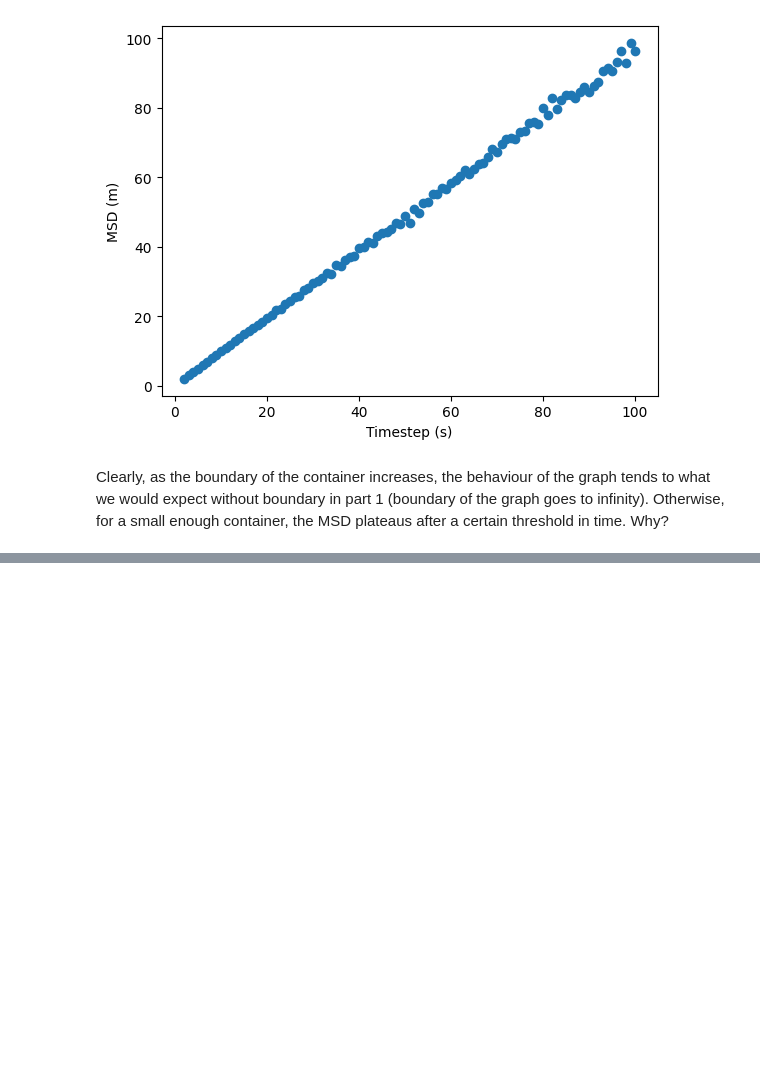
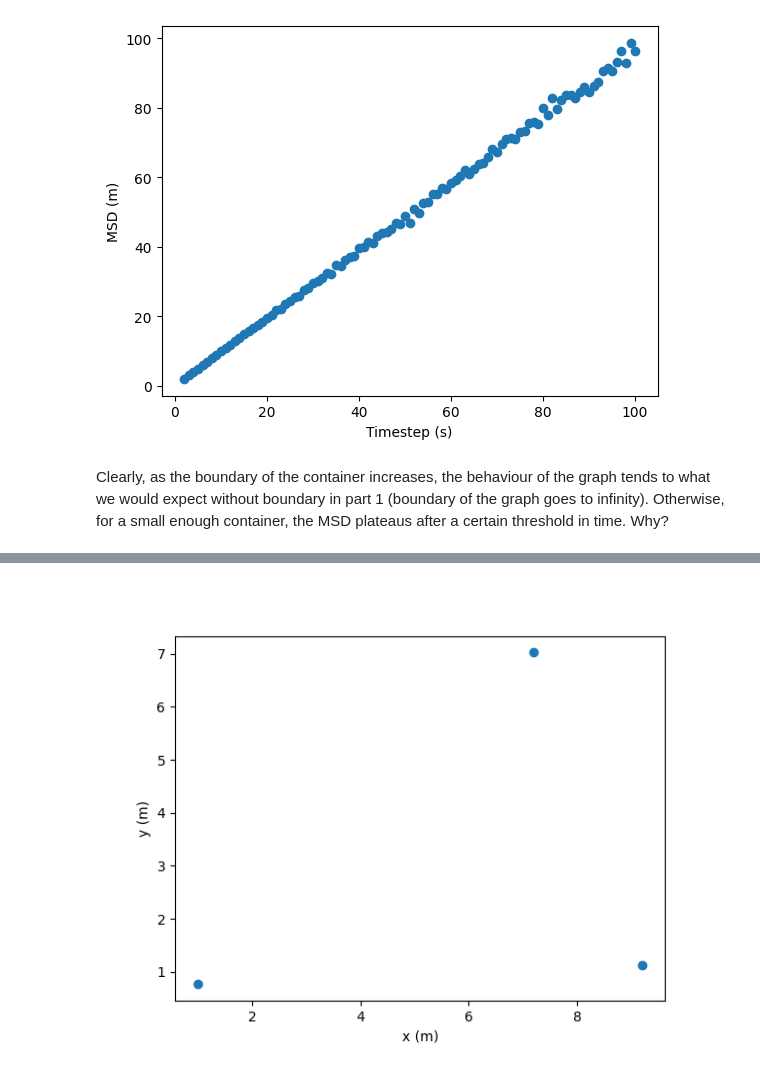
Before and after one commit to hermitian-max/PHYS2020-Brownian-Motion, a Jupyter notebook: simulation.ipynb, the cells around one changed output, grey strips where cells are left out. Saved outputs shown, nothing was run; the diff lists cells and outputs as text; code cells hidden in the pictures; blank space fills up the shorter version.

Commit message:
add initialise_background helper function for
for 2D tagged particle simulation

```diff
--- a/simulation.ipynb
+++ b/simulation.ipynb
@@ -272,0 +293,29 @@ Otherwise, for a small enough container, the MSD plateaus after a certain thresh
+# %%
+%matplotlib widget
+
+import numpy as np
+import matplotlib.pyplot as plt
+from matplotlib.animation import FuncAnimation
+
+container_length = 10 #set size of container
+number_of_particles = 3 #number of background particles
+tagged_particle_history = []
+
+tagged_particle_pos = np.array([container_length/2,container_length/2], dtype=float) #initialise position of tagged particle to be at the centre of the container
+
+def initialise_background(number_of_particles, container_length):
+    background_history = []
+    for number in range(number_of_particles):
+        x_coordinate = np.random.uniform(0, container_length)
+        y_coordinate = np.random.uniform(0, container_length)
+        background_history.append(np.array([x_coordinate, y_coordinate]))
+    return background_history
+# %%
+initialised = initialise_background(3, 10)
+plt.clf()
+plt.scatter(np.array(initialised)[:,0], np.array(initialised)[:,1])
+plt.xlabel('x (m)')
+plt.ylabel('y (m)' )
+plt.show()
+# %% [output]
+[figure, added]
```
Also changed, not shown: parts of 1 cell of this notebook.
